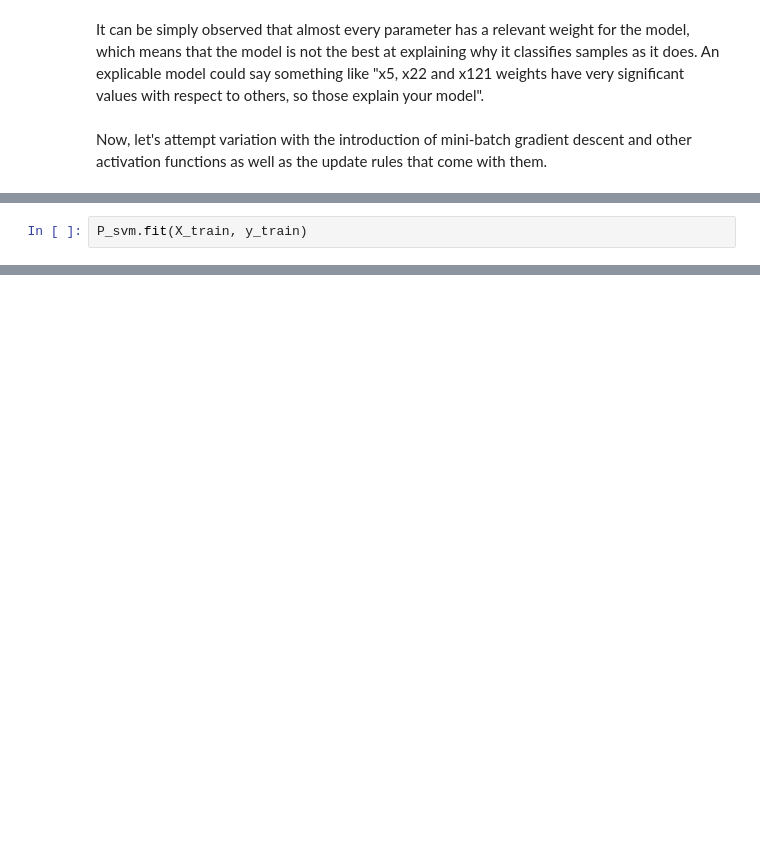
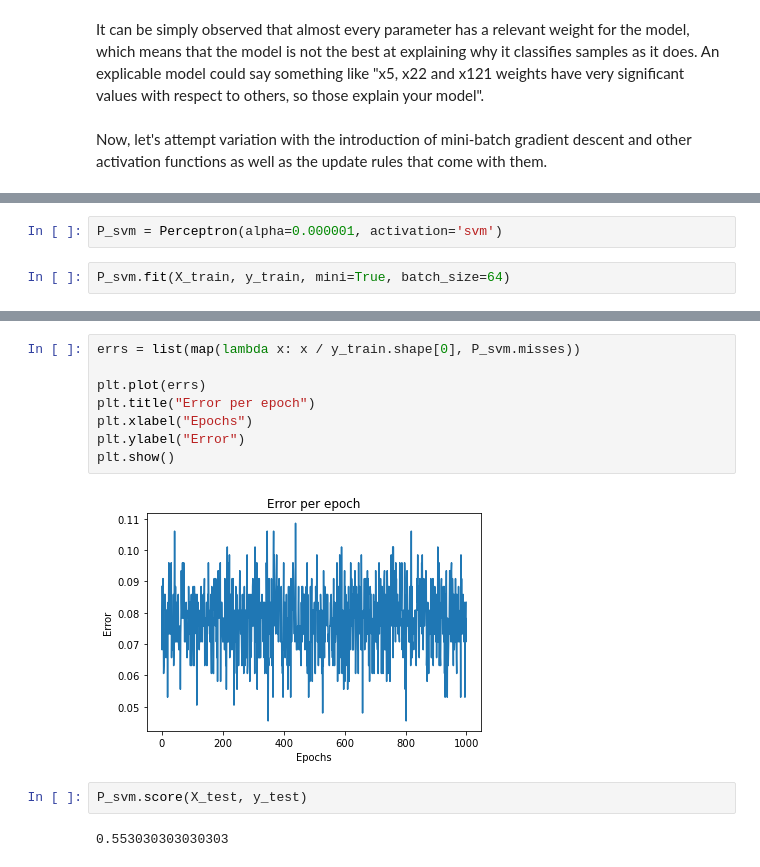
Before and after one commit to LuisRG30/Neural-Networks, a Jupyter notebook: PerceptronModels/SimplePerceptron/CrossValidate_RealData.ipynb, the cells around one changed output, grey strips where cells are left out. Cells and saved outputs as stored; diff of their text form; blank space fills up the shorter version.

```diff
--- a/PerceptronModels/SimplePerceptron/CrossValidate_RealData.ipynb
+++ b/PerceptronModels/SimplePerceptron/CrossValidate_RealData.ipynb
@@ -254,2 +165,0 @@ P_svm = Perceptron(activation='svm')
-# %%
-P_svm.fit(X_train, y_train)
@@ -263,0 +252,4 @@ plt.show()
+# %%
+P_svm = Perceptron(alpha=0.000001, activation='svm')
+# %%
+P_svm.fit(X_train, y_train, mini=True, batch_size=64)
@@ -263,0 +264,14 @@ plt.show()
+# %%
+errs = list(map(lambda x: x / y_train.shape[0], P_svm.misses))
+
+plt.plot(errs)
+plt.title("Error per epoch")
+plt.xlabel("Epochs")
+plt.ylabel("Error")
+plt.show()
+# %% [output]
+[figure, added]
+# %%
+P_svm.score(X_test, y_test)
+# %% [output]
+0.553030303030303
```
Also changed, not shown: parts of 40 cells of this notebook.
